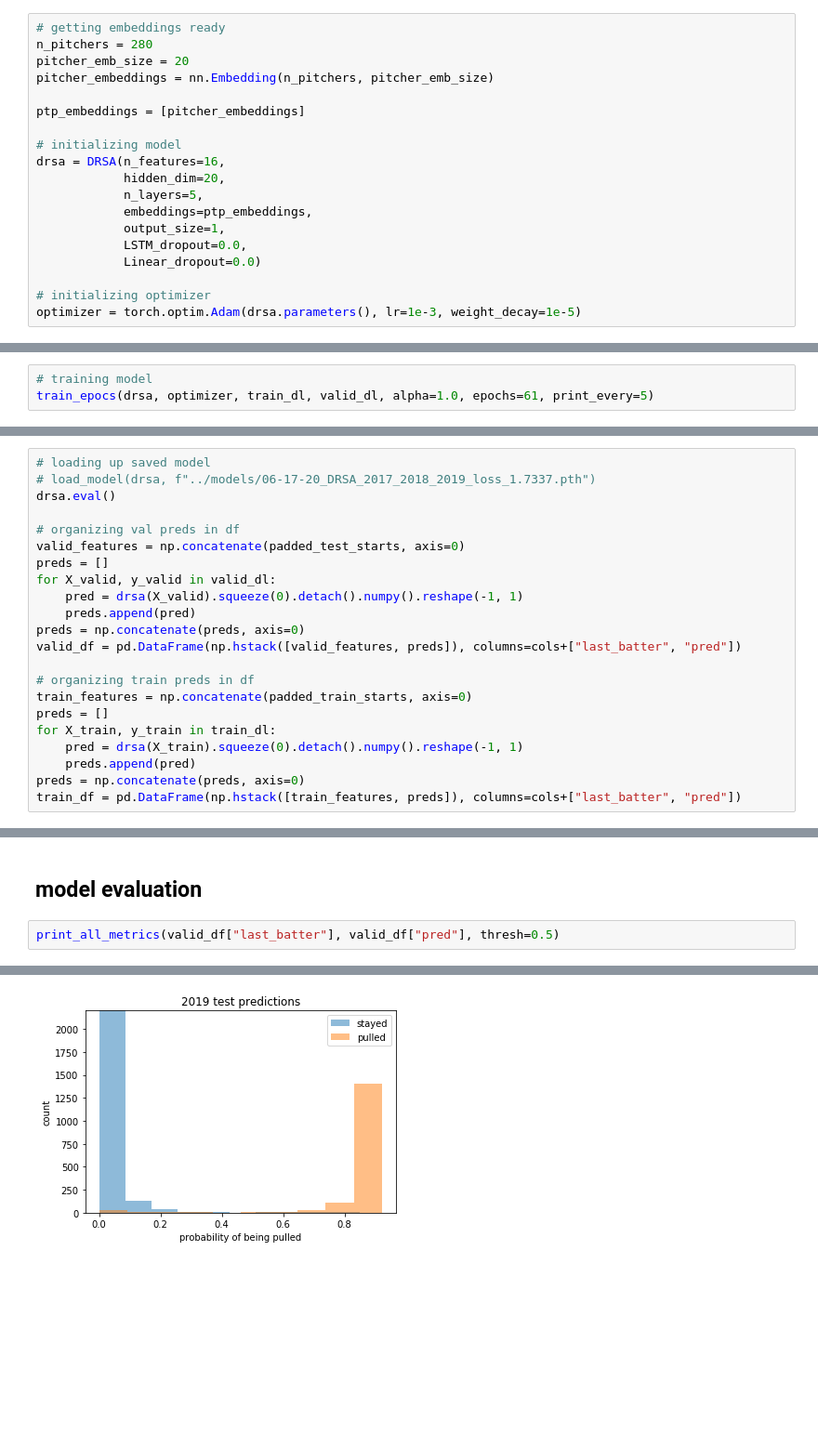
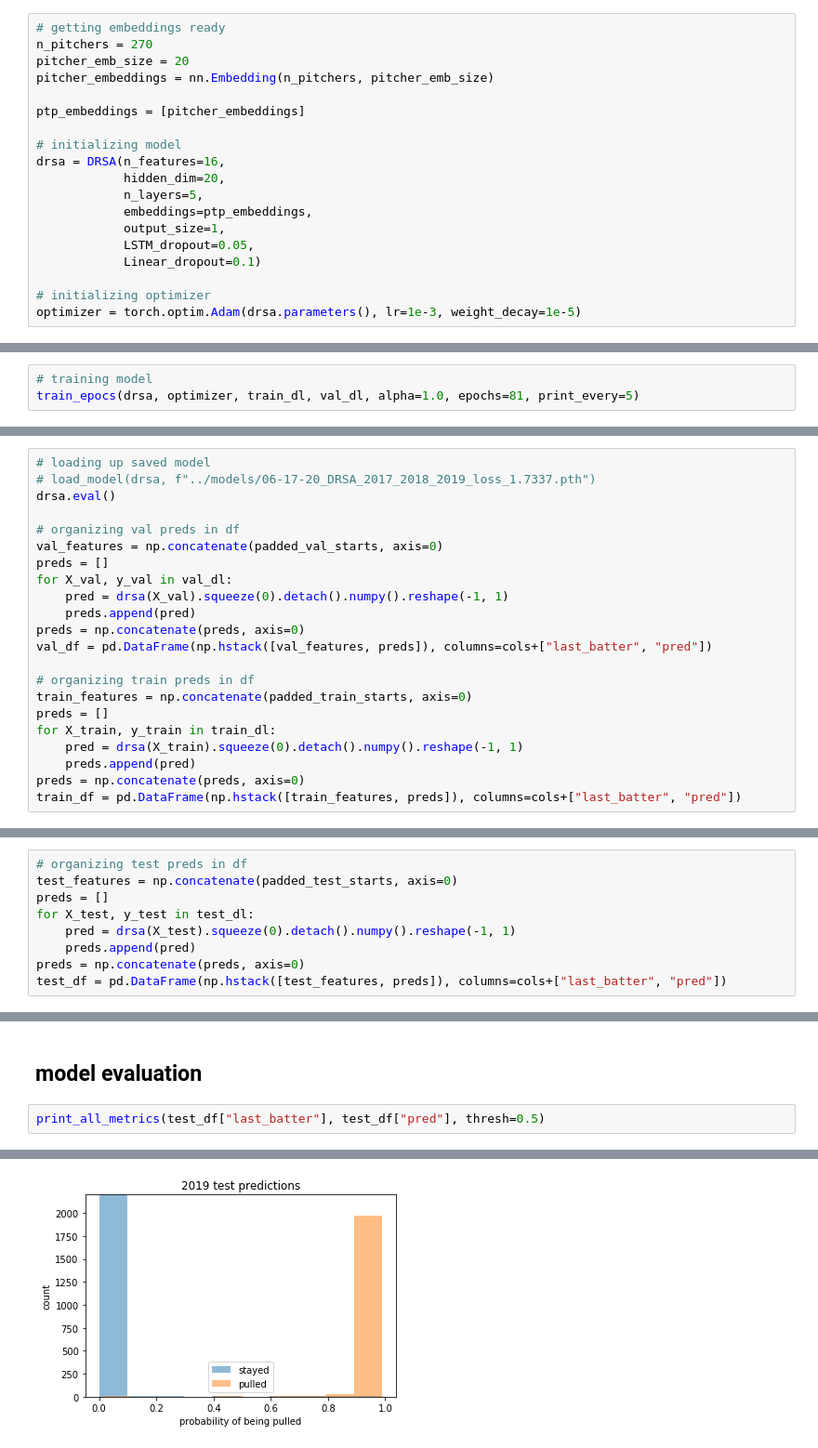
Before and after one commit to collinprather/pull-the-pitcher, a Jupyter notebook: modeling/drsa_modeling.ipynb, the cells around one changed output, grey strips where cells are left out. Shown: that part at 93% size. Drawn from its saved outputs; the diff is of its cells as text; blank space fills up the shorter version.

```diff
--- a/modeling/drsa_modeling.ipynb
+++ b/modeling/drsa_modeling.ipynb
@@ -202,7 +214,7 @@ def train_epocs(model, optimizer, train_dl, valid_dl, alpha=0.1, epochs=10, prin
     plt.show()
 # %%
 # getting embeddings ready
-n_pitchers = 280
+n_pitchers = 270
 pitcher_emb_size = 20
 pitcher_embeddings = nn.Embedding(n_pitchers, pitcher_emb_size)
 
@@ -214,8 +226,8 @@ drsa = DRSA(n_features=16,
             n_layers=5,
             embeddings=ptp_embeddings,
             output_size=1,
-            LSTM_dropout=0.0,
-            Linear_dropout=0.0)
+            LSTM_dropout=0.05,
+            Linear_dropout=0.1)
 
 # initializing optimizer
 optimizer = torch.optim.Adam(drsa.parameters(), lr=1e-3, weight_decay=1e-5)
@@ -228,4 +240,4 @@ Number of total parameters: 23621
 # %%
 # training model
-train_epocs(drsa, optimizer, train_dl, valid_dl, alpha=1.0, epochs=61, print_every=5)
+train_epocs(drsa, optimizer, train_dl, val_dl, alpha=1.0, epochs=81, print_every=5)
 # %% [output]
@@ -260,13 +272,13 @@ epoch 60 valid evt_loss: 0.3017 valid evr_loss: 0.1773, valid train loss: 0.3017
 drsa.eval()
 
 # organizing val preds in df
-valid_features = np.concatenate(padded_test_starts, axis=0)
+val_features = np.concatenate(padded_val_starts, axis=0)
 preds = []
-for X_valid, y_valid in valid_dl:
-    pred = drsa(X_valid).squeeze(0).detach().numpy().reshape(-1, 1)
+for X_val, y_val in val_dl:
+    pred = drsa(X_val).squeeze(0).detach().numpy().reshape(-1, 1)
     preds.append(pred)
 preds = np.concatenate(preds, axis=0)
-valid_df = pd.DataFrame(np.hstack([valid_features, preds]), columns=cols+["last_batter", "pred"])
+val_df = pd.DataFrame(np.hstack([val_features, preds]), columns=cols+["last_batter", "pred"])
 
 # organizing train preds in df
 train_features = np.concatenate(padded_train_starts, axis=0)
@@ -286,0 +299,9 @@ preds_histogram(valid_df["last_batter"], valid_df["pred"], ax=ax[1], ylim=(0, 25
+# %%
+# organizing test preds in df
+test_features = np.concatenate(padded_test_starts, axis=0)
+preds = []
+for X_test, y_test in test_dl:
+    pred = drsa(X_test).squeeze(0).detach().numpy().reshape(-1, 1)
+    preds.append(pred)
+preds = np.concatenate(preds, axis=0)
+test_df = pd.DataFrame(np.hstack([test_features, preds]), columns=cols+["last_batter", "pred"])
@@ -290,7 +318,7 @@ save_model(drsa, f"../models/07-07-20_DRSA_2017_2018_2019_loss_0.3017.pth")
 # %% [markdown]
 ## model evaluation
 # %%
-print_all_metrics(valid_df["last_batter"], valid_df["pred"], thresh=0.5)
+print_all_metrics(test_df["last_batter"], test_df["pred"], thresh=0.5)
 # %% [output]
               precision    recall  f1-score   support
 
@@ -307 +335 @@ mean target diff: 0.00259
-[figure, old version]
+[figure, new version]
```
Also changed, not shown: parts of 15 cells of this notebook, 6 other files.
